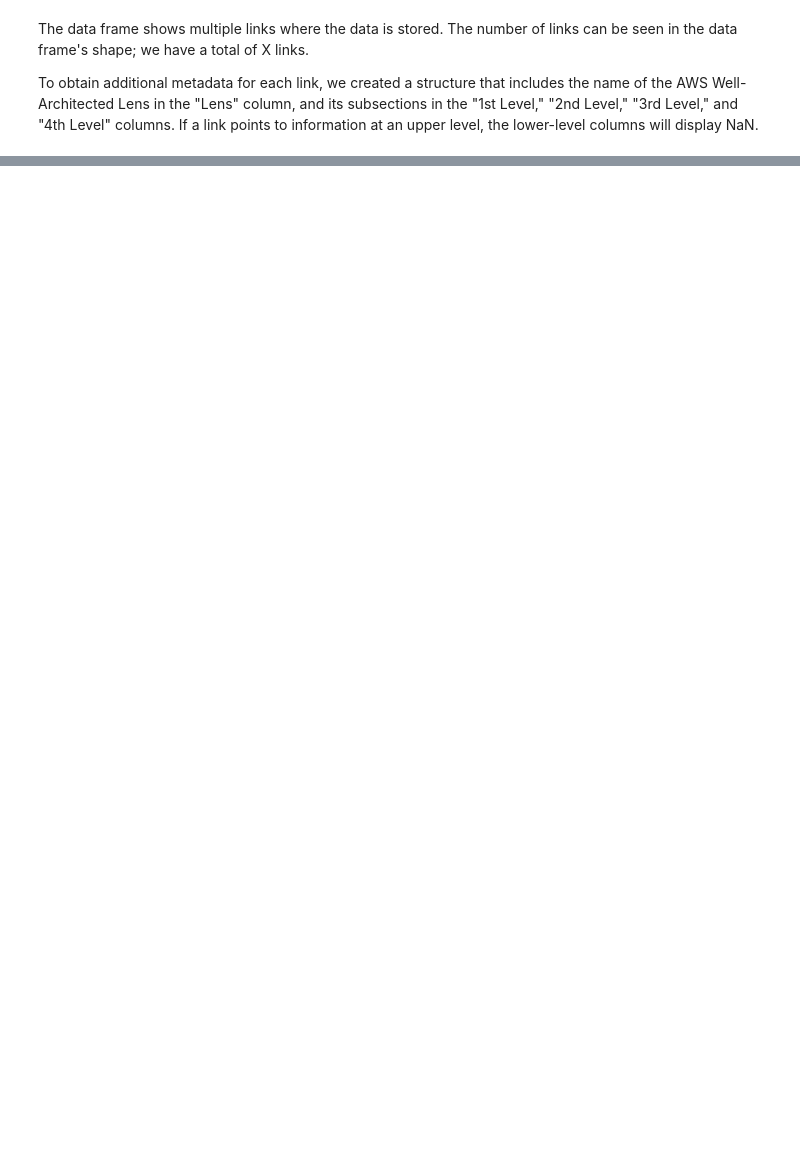
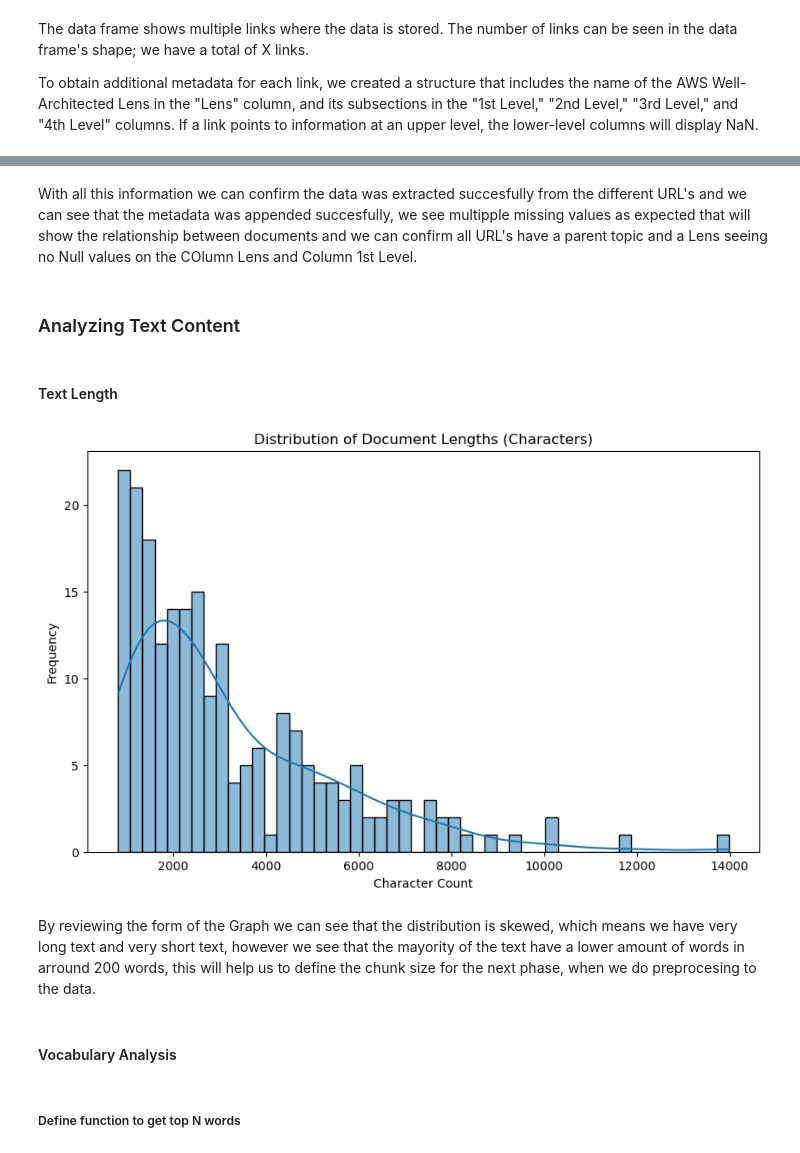
Before and after one commit to abornntec/proyecto_Integrador, a Jupyter notebook: Data_preparation.ipynb, the cells around one changed output, grey strips where cells are left out. Saved outputs shown, nothing was run; the diff lists cells and outputs as text; code cells hidden in the pictures; blank space fills up the shorter version.

```diff
--- a/Data_preparation.ipynb
+++ b/Data_preparation.ipynb
@@ -83,6 +101,9 @@ def loadURLWithMetaData(url_line):
     metadata = createMetadataLevel("2nd Level",url_line,metadata)
     metadata = createMetadataLevel("3rd Level",url_line,metadata)
     metadata = createMetadataLevel("4th Level",url_line,metadata)
-    #Print the metadata
-    print(metadata)
+
+    for doc in docs:
+        doc.metadata.update(metadata)
+
+    return docs
 # %% [markdown]
@@ -90,5 +111,9 @@ def loadURLWithMetaData(url_line):
 # %%
+#Define Variable to store all information extracted from the URL's with the metadata.
+all_docs = []
 #Cycle trough all URL's to load them as text and add the desired metadata.
 for index, row in url_df.iterrows():
-    loadURLWithMetaData(row)
+    #Read the content of the URL, add it to the list with it's needed metadata in the propper format, to be able to process it later.
+    all_docs.extend(loadURLWithMetaData(row))
+print("This is a sample of the content extracted from the URL's", all_docs[0])
 # %% [output]
@@ -111,0 +139,15 @@ for index, row in url_df.iterrows():
+# %%
+#Define Function to convert documents into dataframe
+def create_dataframe_from_documents(documents):
+    # declare variable to store the data
+    data = []
+    # declare variable to store the metadata
+    for doc in documents:
+        # define the row as a dictionary from the content
+        row = {"page_content": doc.page_content}
+        # Add the metadata to the row
+        row.update(doc.metadata)
+        # Add the row to the list of data
+        data.append(row)
+    # Return the data frame of all docs
+    return pd.DataFrame(data)
@@ -111,0 +156,2 @@ for index, row in url_df.iterrows():
+# %%
+df_from_docs = create_dataframe_from_documents(all_docs)
@@ -111,0 +224,29 @@ for index, row in url_df.iterrows():
+# %% [markdown]
+With all this information we can confirm the data was extracted succesfully from the different URL's and we can see that the metadata was appended succesfully, we see multipple missing values as expected that will show the relationship between documents and we can confirm all URL's have a parent topic and a Lens seeing no Null values on the COlumn Lens and Column 1st Level.
+# %% [markdown]
+### Analyzing Text Content
+# %% [markdown]
+#### Text Length
+# %%
+# Adding a column to the dataframe that contains the length of each sentence.
+df_from_docs['content_length'] = df_from_docs['page_content'].apply(len)
+#Define size of the plot to make
+plt.figure(figsize=(10, 6))
+# Create Histogram showing the length of the sentences
+sns.histplot(df_from_docs['content_length'], bins=50, kde=True)
+# Add title to the Histogram
+plt.title('Distribution of Document Lengths (Characters)')
+# Add title to the X axis
+plt.xlabel('Character Count')
+# Add title to the u axis
+plt.ylabel('Frequency')
+# Show histogram
+plt.show()
+# %% [output]
+[figure, added]
+# %% [markdown]
+By reviewing the form of the Graph we can see that the distribution is skewed, which means we have very long text and very short text, however we see that the mayority of the text have a lower amount of words in arround 200 words, this will help us to define the chunk size for the next phase, when we do preprocesing to the data.
+# %% [markdown]
+#### Vocabulary Analysis
+# %% [markdown]
+##### Define function to get top N words
```
Also changed, not shown: parts of 36 cells of this notebook.
